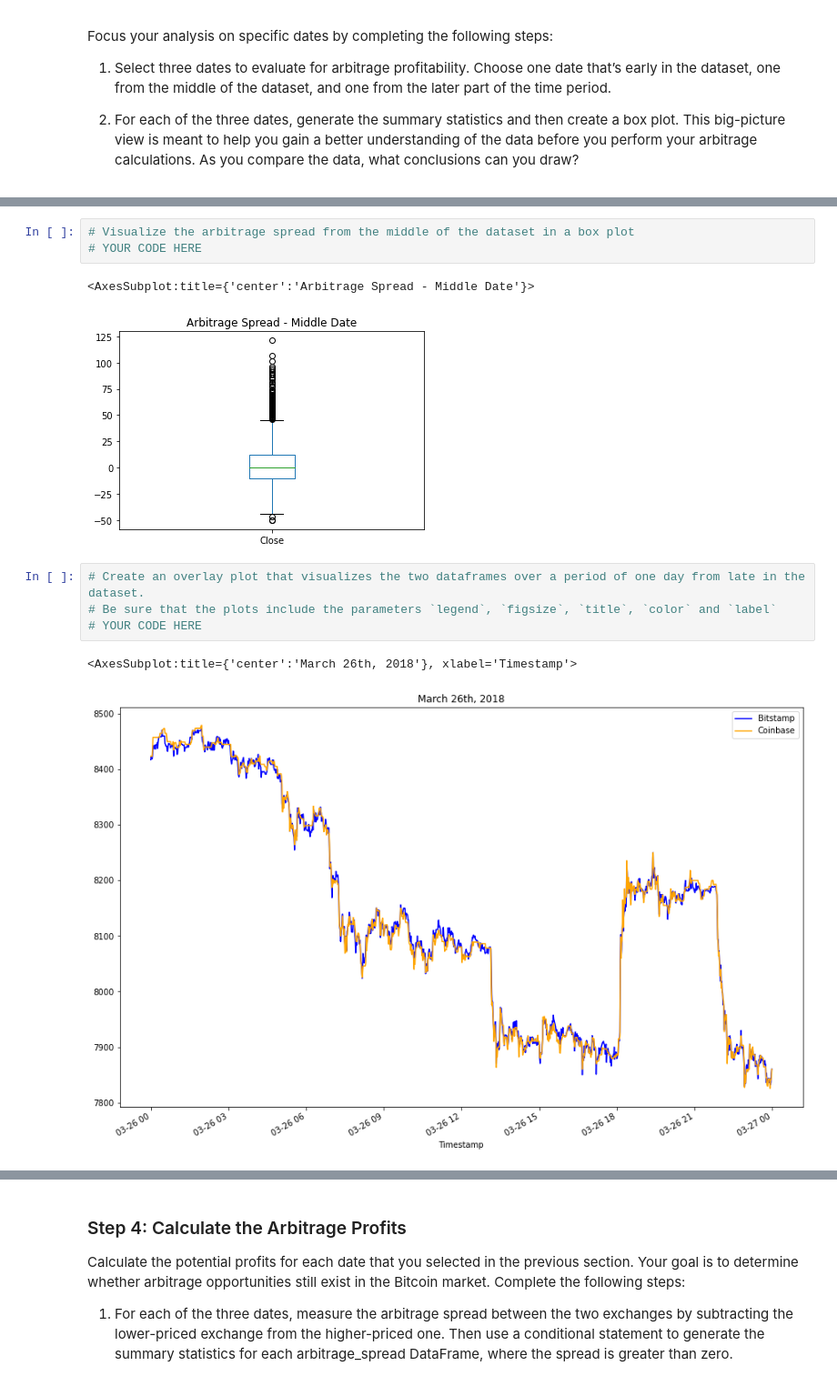
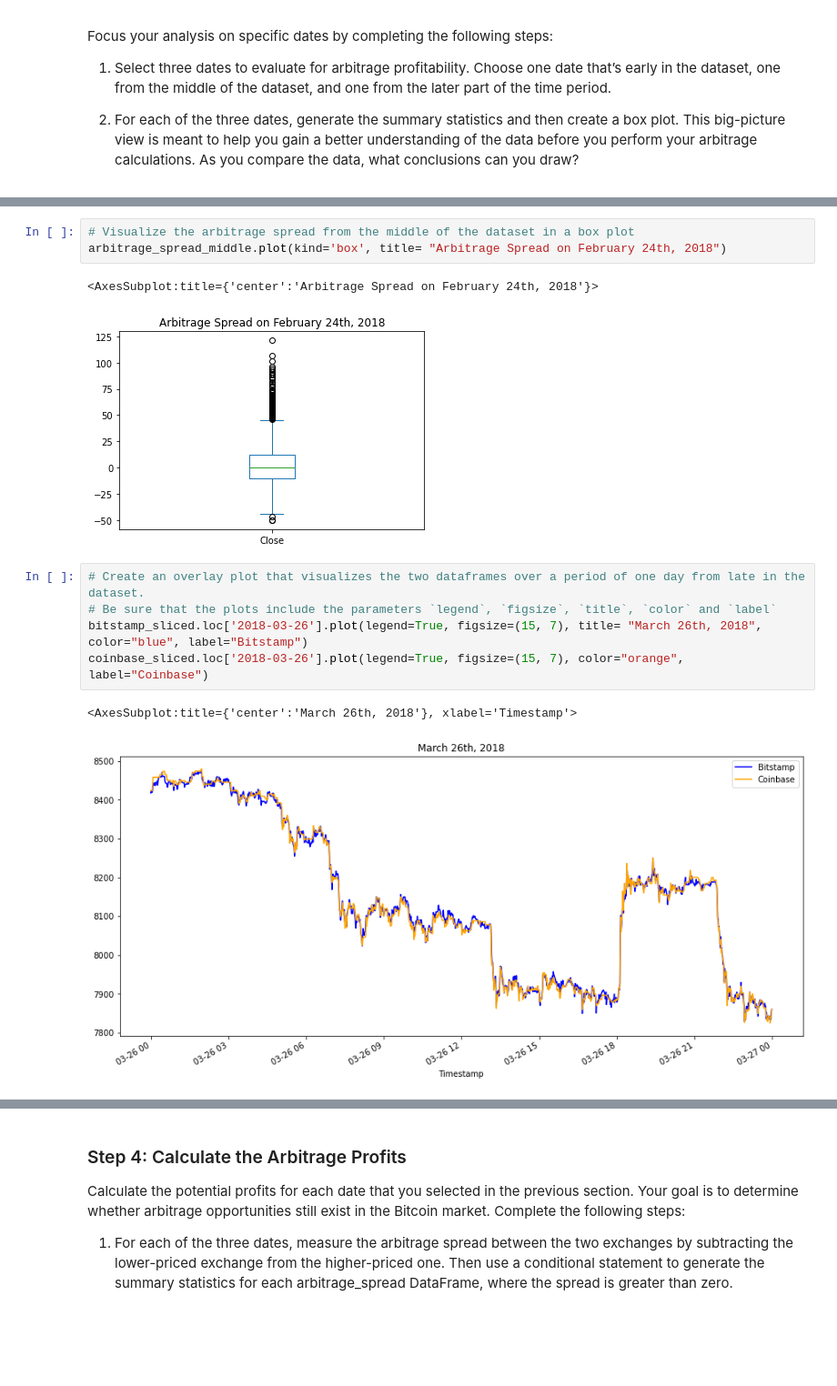
Before and after one commit to nayananarayananp/Crypto_Analysis, a Jupyter notebook: crypto_arbitrage.ipynb, the cells around one changed output, grey strips where cells are left out. Shown at 91% size. Cells and saved outputs as stored; diff of their text form; blank space fills up the shorter version.

```diff
--- a/crypto_arbitrage.ipynb
+++ b/crypto_arbitrage.ipynb
@@ -484,17 +486,18 @@ max       121.320000
 Name: Close, dtype: float64
 # %%
 # Visualize the arbitrage spread from the middle of the dataset in a box plot
-# YOUR CODE HERE
+arbitrage_spread_middle.plot(kind='box', title= "Arbitrage Spread on February 24th, 2018")
 # %% [output]
-<AxesSubplot:title={'center':'Arbitrage Spread - Middle Date'}>
+<AxesSubplot:title={'center':'Arbitrage Spread on February 24th, 2018'}>
-[figure, old version]
+[figure, new version]
 # %%
 # Create an overlay plot that visualizes the two dataframes over a period of one day from late in the dataset.
 # Be sure that the plots include the parameters `legend`, `figsize`, `title`, `color` and `label`
-# YOUR CODE HERE
+bitstamp_sliced.loc['2018-03-26'].plot(legend=True, figsize=(15, 7), title= "March 26th, 2018", color="blue", label="Bitstamp")
+coinbase_sliced.loc['2018-03-26'].plot(legend=True, figsize=(15, 7), color="orange", label="Coinbase")
 # %% [output]
 <AxesSubplot:title={'center':'March 26th, 2018'}, xlabel='Timestamp'>
-[figure, old version]
+[figure, new version]
 # %%
 # Using the date from the late that you have selected, calculate the arbitrage spread
 # by subtracting the bitstamp lower closing prices from the coinbase higher closing prices
```
Also changed, not shown: parts of 47 cells of this notebook, 2 other files.
